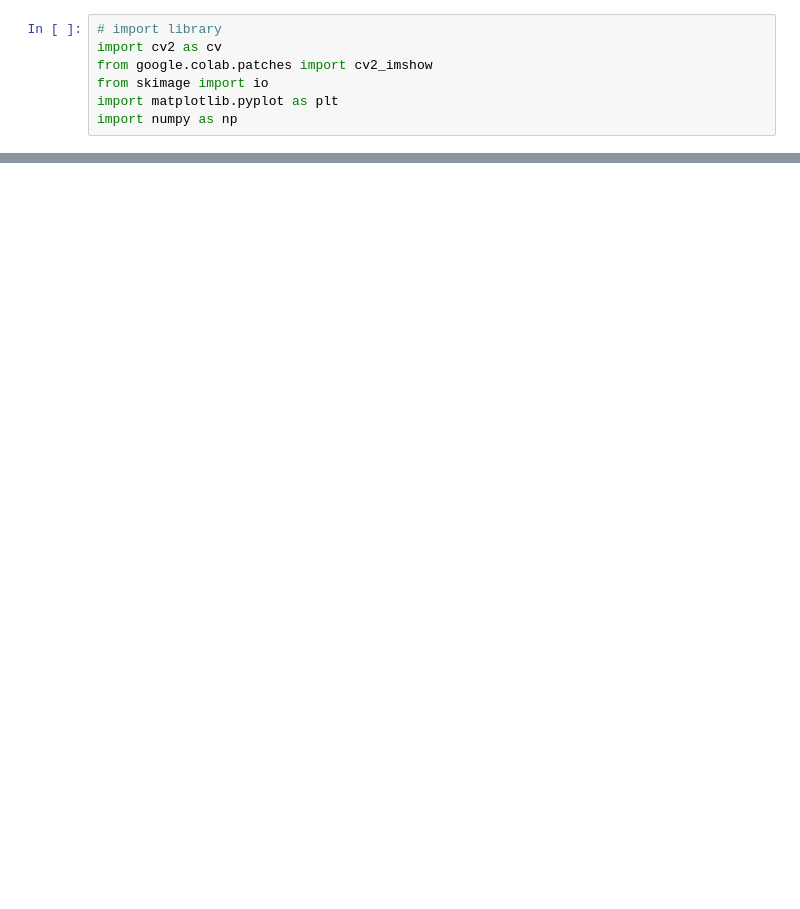
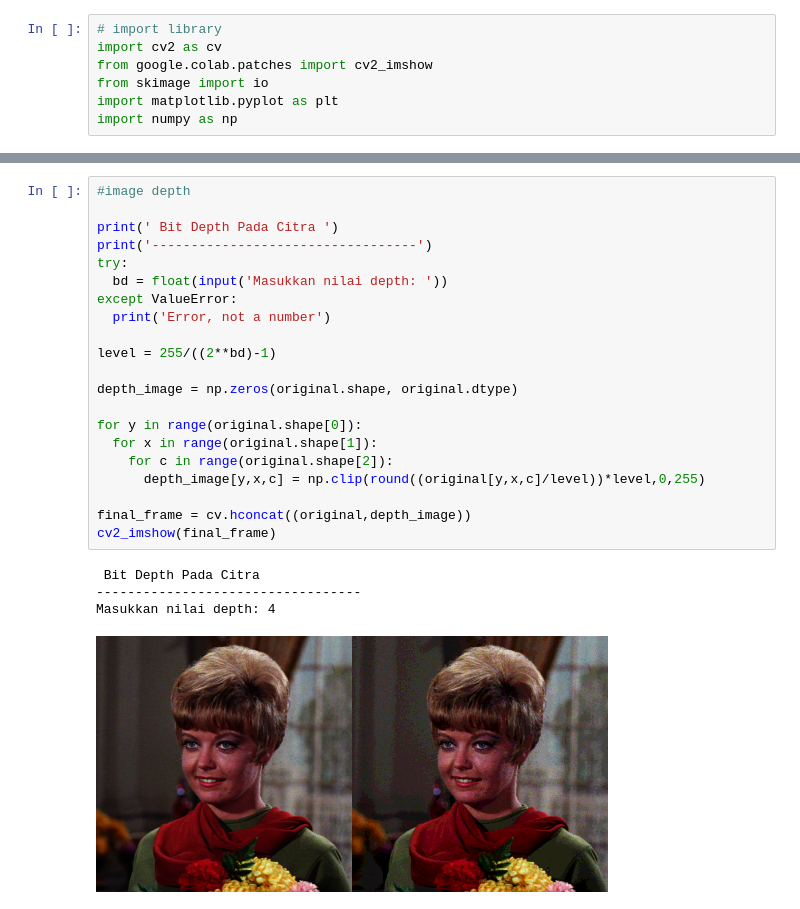
Before and after one commit to PanduDLaksono/PVCK_Genap_2021, a Jupyter notebook: Week5.ipynb, the cells around one changed output, grey strips where cells are left out. Cells and saved outputs as stored; diff of their text form; blank space fills up the shorter version.

```diff
--- a/Week5.ipynb
+++ b/Week5.ipynb
@@ -26,0 +44,26 @@ except ValueError:
+# %%
+#image depth
+
+print(' Bit Depth Pada Citra ')
+print('----------------------------------')
+try:
+  bd = float(input('Masukkan nilai depth: '))
+except ValueError:
+  print('Error, not a number')
+
+level = 255/((2**bd)-1)
+
+depth_image = np.zeros(original.shape, original.dtype)
+
+for y in range(original.shape[0]):
+  for x in range(original.shape[1]):
+    for c in range(original.shape[2]):
+      depth_image[y,x,c] = np.clip(round((original[y,x,c]/level))*level,0,255)
+
+final_frame = cv.hconcat((original,depth_image))
+cv2_imshow(final_frame)
+# %% [output]
+ Bit Depth Pada Citra
+----------------------------------
+Masukkan nilai depth: 4
+[figure, added]
```
Also changed, not shown: parts of 3 cells of this notebook.
